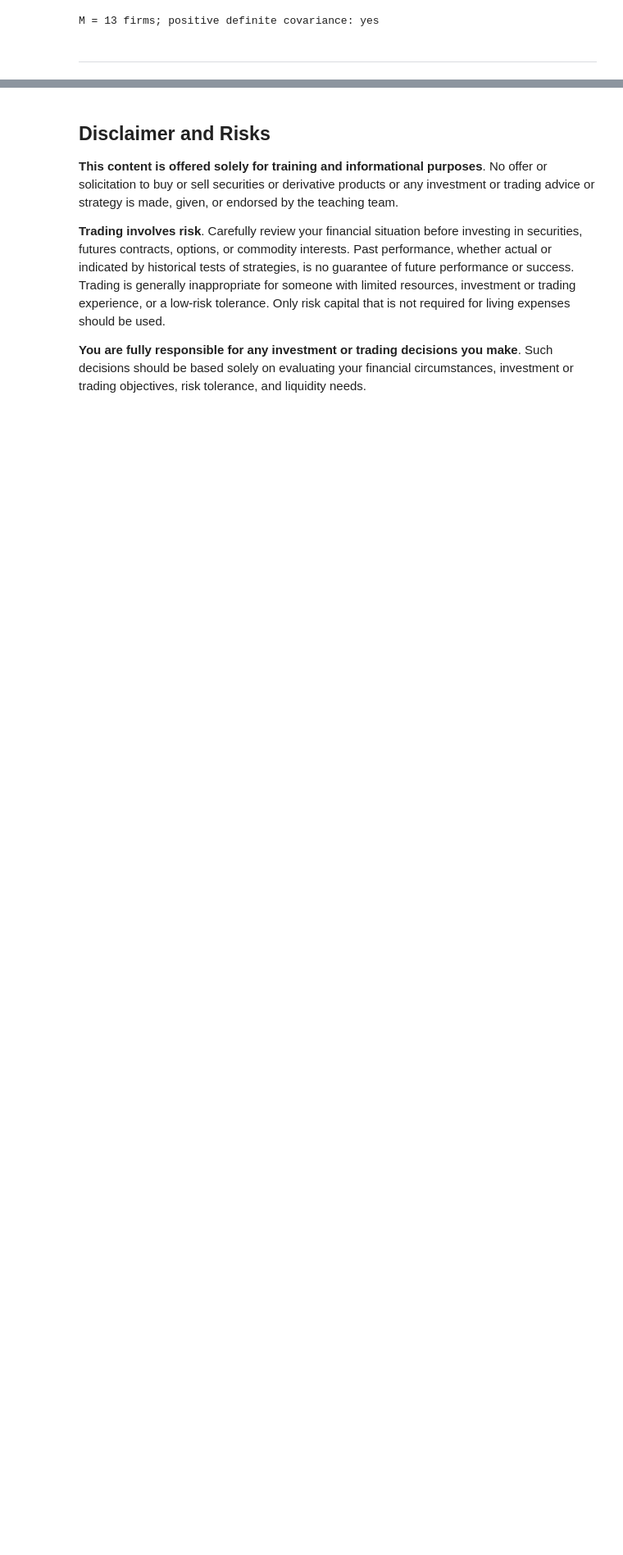
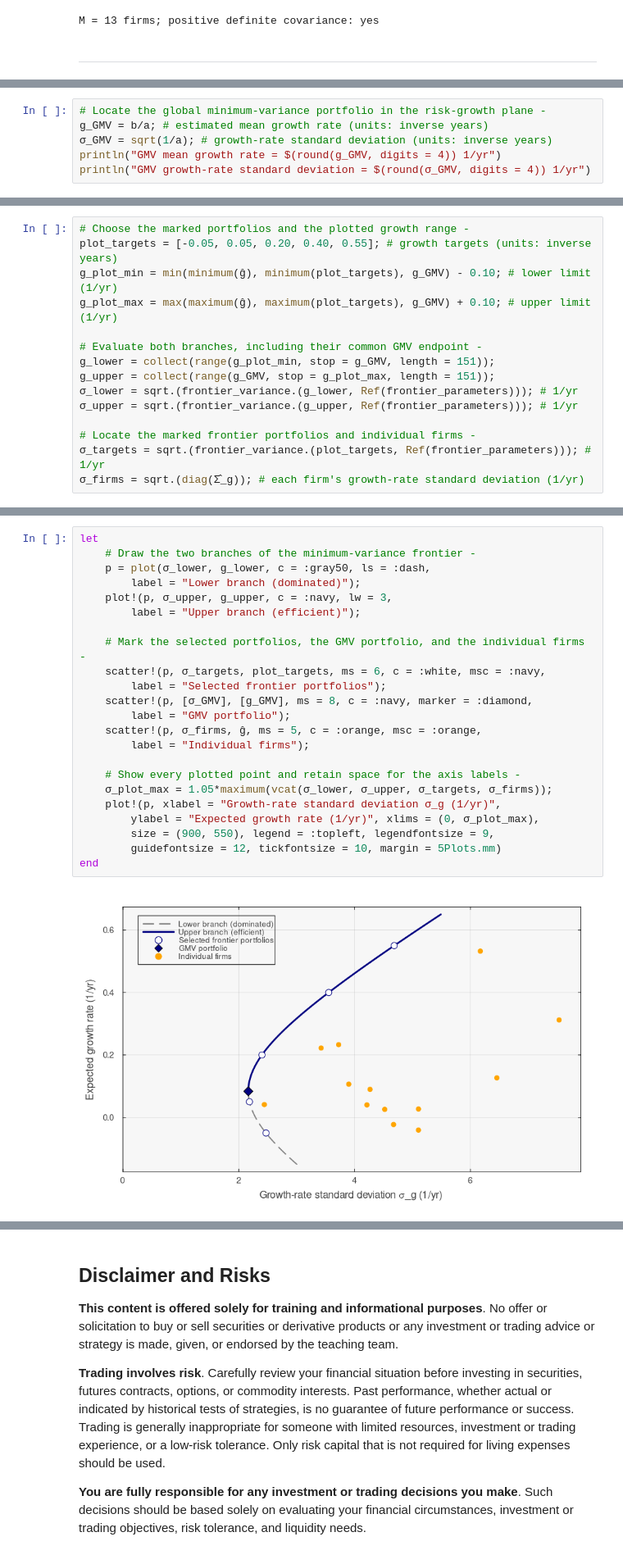
Before and after one commit to varnerlab/CHEME-5660-CourseRepository-Fall-2026, a Jupyter notebook: lectures/week-5/L5b/advanced/frontier-geometry/CHEME-5660-L5b-Advanced-FrontierGeometry-Fall-2026.ipynb, the cells around one changed output, grey strips where cells are left out. Shown at 82% size. Drawn from its saved outputs; the diff is of its cells as text; blank space fills up the shorter version.

```diff
--- a/lectures/week-5/L5b/advanced/frontier-geometry/CHEME-5660-L5b-Advanced-FrontierGeometry-Fall-2026.ipynb
+++ b/lectures/week-5/L5b/advanced/frontier-geometry/CHEME-5660-L5b-Advanced-FrontierGeometry-Fall-2026.ipynb
@@ -106,0 +241,6 @@ g⋆ = 0.4: max |w_closed - w_solver| = 7.7e-16, σ_g = 3.5522 1/yr
+# %%
+# Locate the global minimum-variance portfolio in the risk-growth plane -
+g_GMV = b/a; # estimated mean growth rate (units: inverse years)
+σ_GMV = sqrt(1/a); # growth-rate standard deviation (units: inverse years)
+println("GMV mean growth rate = $(round(g_GMV, digits = 4)) 1/yr")
+println("GMV growth-rate standard deviation = $(round(σ_GMV, digits = 4)) 1/yr")
@@ -123,0 +350,15 @@ end
+# %%
+# Choose the marked portfolios and the plotted growth range -
+plot_targets = [-0.05, 0.05, 0.20, 0.40, 0.55]; # growth targets (units: inverse years)
+g_plot_min = min(minimum(ĝ), minimum(plot_targets), g_GMV) - 0.10; # lower limit (1/yr)
+g_plot_max = max(maximum(ĝ), maximum(plot_targets), g_GMV) + 0.10; # upper limit (1/yr)
+
+# Evaluate both branches, including their common GMV endpoint -
+g_lower = collect(range(g_plot_min, stop = g_GMV, length = 151));
+g_upper = collect(range(g_GMV, stop = g_plot_max, length = 151));
+σ_lower = sqrt.(frontier_variance.(g_lower, Ref(frontier_parameters))); # 1/yr
+σ_upper = sqrt.(frontier_variance.(g_upper, Ref(frontier_parameters))); # 1/yr
+
+# Locate the marked frontier portfolios and individual firms -
+σ_targets = sqrt.(frontier_variance.(plot_targets, Ref(frontier_parameters))); # 1/yr
+σ_firms = sqrt.(diag(Σ̂_g)); # each firm's growth-rate standard deviation (1/yr)
@@ -124 +371,26 @@ end
+# %%
+let
+    # Draw the two branches of the minimum-variance frontier -
+    p = plot(σ_lower, g_lower, c = :gray50, ls = :dash,
+        label = "Lower branch (dominated)");
+    plot!(p, σ_upper, g_upper, c = :navy, lw = 3,
+        label = "Upper branch (efficient)");
+
+    # Mark the selected portfolios, the GMV portfolio, and the individual firms -
+    scatter!(p, σ_targets, plot_targets, ms = 6, c = :white, msc = :navy,
+        label = "Selected frontier portfolios");
+    scatter!(p, [σ_GMV], [g_GMV], ms = 8, c = :navy, marker = :diamond,
+        label = "GMV portfolio");
+    scatter!(p, σ_firms, ĝ, ms = 5, c = :orange, msc = :orange,
+        label = "Individual firms");
+
+    # Show every plotted point and retain space for the axis labels -
+    σ_plot_max = 1.05*maximum(vcat(σ_lower, σ_upper, σ_targets, σ_firms));
+    plot!(p, xlabel = "Growth-rate standard deviation σ_g (1/yr)",
+        ylabel = "Expected growth rate (1/yr)", xlims = (0, σ_plot_max),
+        size = (900, 550), legend = :topleft, legendfontsize = 9,
+        guidefontsize = 12, tickfontsize = 10, margin = 5Plots.mm)
+end
+# %% [output]
+[figure, added]
 # %% [markdown]
```
Also changed, not shown: parts of 73 cells of this notebook, 17 other files.
